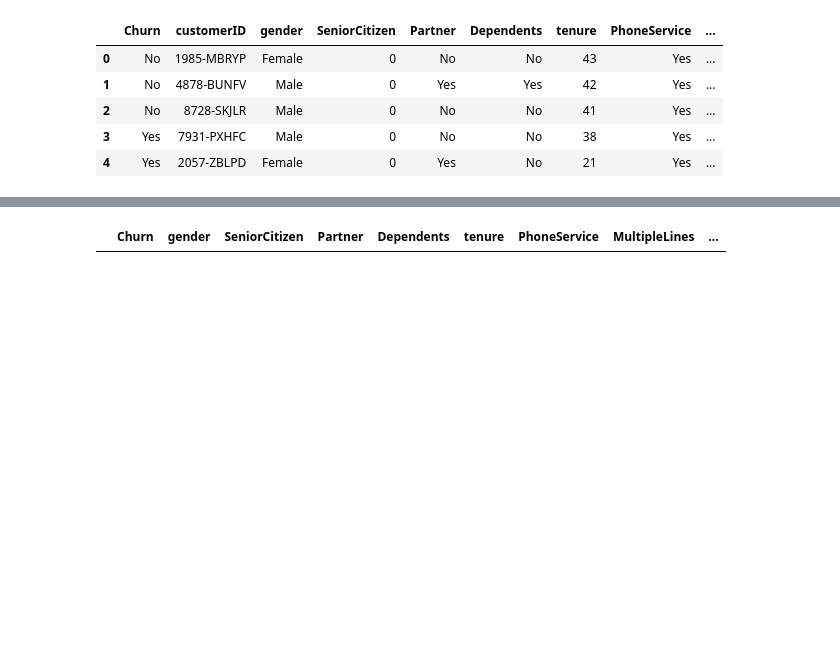
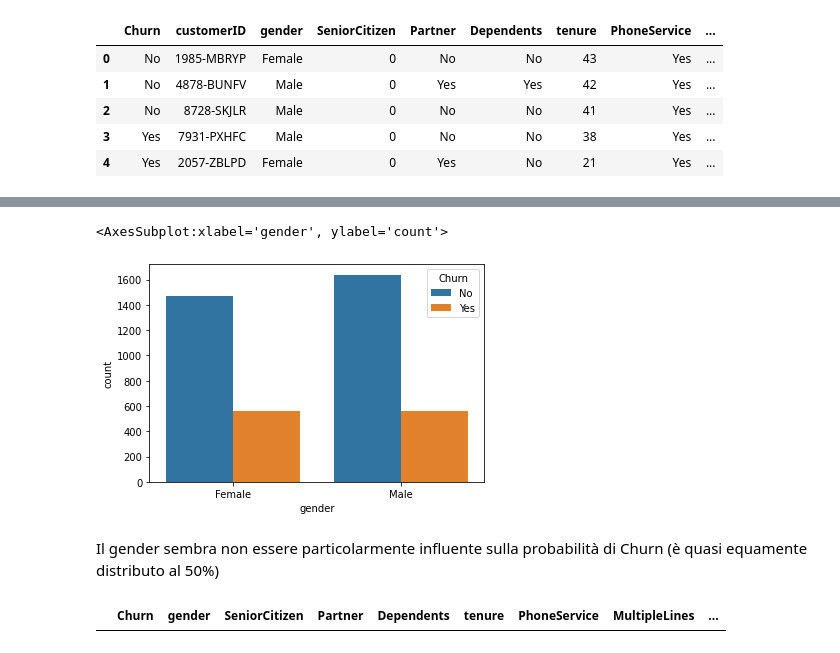
Before and after one commit to muccijacopo/TelcoChurn-Challenge-AI, a Jupyter notebook: training.ipynb, the cells around one changed output, grey strips where cells are left out. Saved outputs shown, nothing was run; the diff lists cells and outputs as text; code cells hidden in the pictures; blank space fills up the shorter version.

```diff
--- a/training.ipynb
+++ b/training.ipynb
@@ -32,3 +160,10 @@ test = test.drop(columns=['customerID'])
+# %%
+sns.countplot(x="gender", hue='Churn', data=train)
+# %% [output]
+<AxesSubplot:xlabel='gender', ylabel='count'>
+[figure, added]
+# %% [markdown]
+Il gender sembra non essere particolarmente influente sulla probabilità di Churn (è quasi equamente distributo al 50%)
 # %%
 train = train[train.TotalCharges != " "]
 # %% [output]
```
Also changed, not shown: parts of 25 cells of this notebook.
